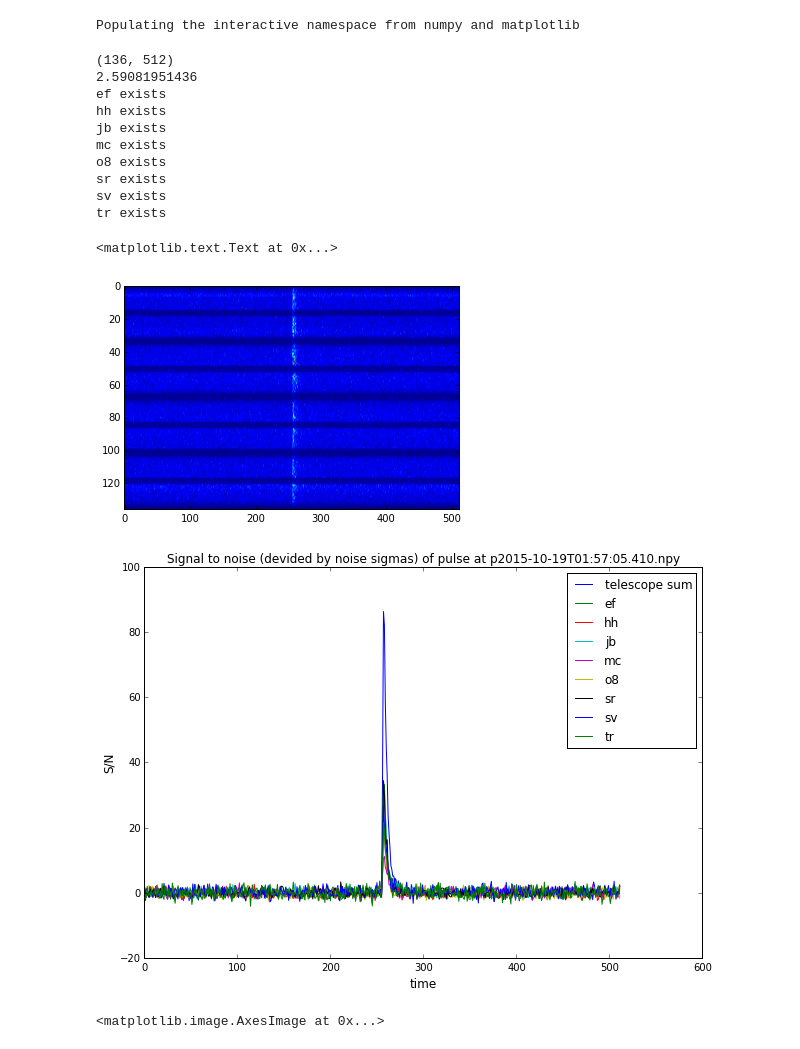
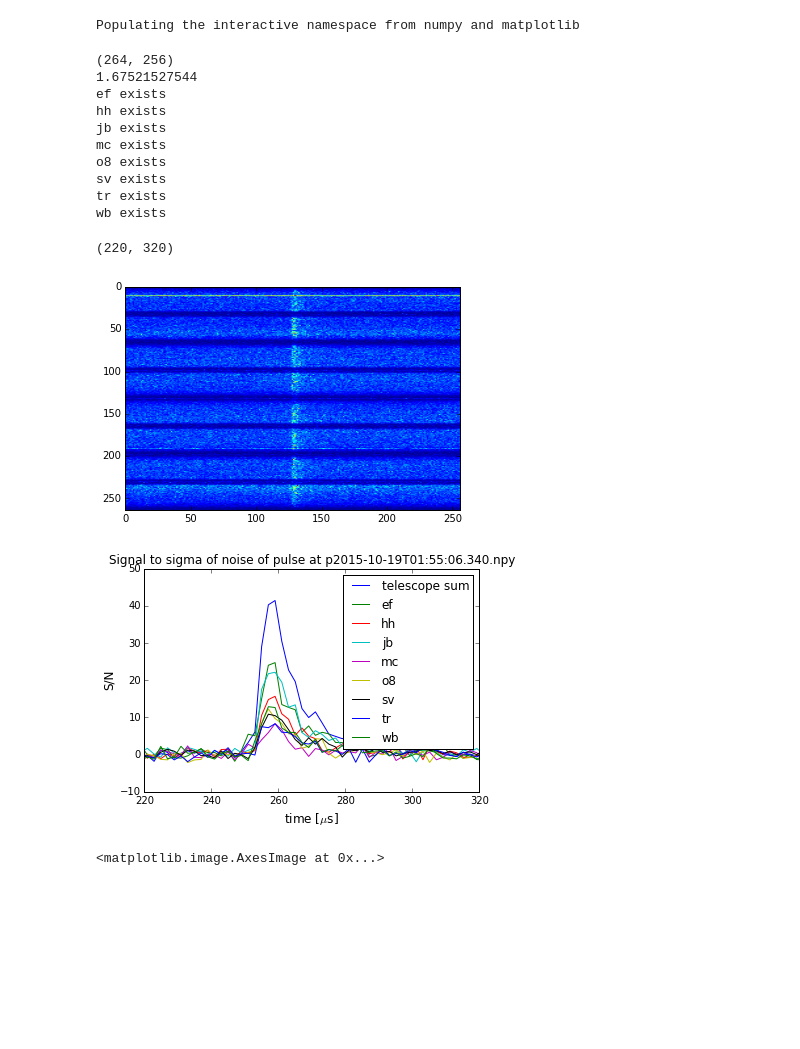
Before and after one commit to xiaozhengxu/scint_analysis, a Jupyter notebook: EVN_crab/Incoherently adding pulses from telescopes.ipynb, the cells around one changed output. Saved outputs shown, nothing was run; the diff lists cells and outputs as text; code cells hidden in the pictures; blank space fills up the shorter version.

Commit message:
Adding more figures for presentation

```diff
--- a/EVN_crab/Incoherently adding pulses from telescopes.ipynb
+++ b/EVN_crab/Incoherently adding pulses from telescopes.ipynb
@@ -98,44 +98,45 @@ def add_pulses(time_string):
             fs2 = np.load('/mnt/raid-cita/xzxu/GPs/GP{}/{}'.format(tele,time_string))
             output2 = get_output_from_dchan(fs2,nchan)
             outputsum+=output2
-    np.save('/mnt/raid-cita/xzxu/GPs/GPp1-32/{}'.format(time_string),outputsum)
+#     np.save('/mnt/raid-cita/xzxu/GPs/GPp1-32/{}'.format(time_string),outputsum)
     snef = max(get_SN(output1.sum(0)))
     sno = max(get_SN(outputsum.sum(0)))
     return outputsum,sno/snef
 # %%
-time_string = 'p'+time_string16+'.npy'
+time_string = 'p'+time_string8+'.npy'
 o ,snr = add_pulses(time_string)
 imshow(o,aspect = 'auto')
 print o.shape
 print snr
 
-figure(figsize = (10,7))
-plot(get_SN(o.sum(0)),label = 'telescope sum')
+figure()
+plot(np.linspace(0,256*2,256),get_SN(o.sum(0)),label = 'telescope sum')
 for i in range(8):
     if os.path.exists('/mnt/raid-cita/xzxu/GPs/GP{}/{}'.format(teles[i],time_string)):
         print teles[i],'exists'
         fs1 = np.load('/mnt/raid-cita/xzxu/GPs/GP{}/{}'.format(teles[i],time_string))
-        plot(get_SN(get_output_from_dchan(fs1,nchan).sum(0)),label = teles[i])
+        plot(np.linspace(0,256*2,256),get_SN(get_output_from_dchan(fs1,nchan).sum(0)),label = teles[i])
     else:
         print teles[i], 'does not exists'
 legend()
-title('Signal to noise (devided by noise sigmas) of pulse at {}'.format(time_string))
-xlabel('time',fontsize = 12)
+title('Signal to sigma of noise of pulse at {}'.format(time_string))
+xlabel('time [$\mu$s]',fontsize = 12)
 ylabel('S/N',fontsize = 12)
+xlim(220,320)
 # %% [output]
-(136, 512)
-2.59081951436
+(264, 256)
+1.67521527544
 ef exists
 hh exists
 jb exists
 mc exists
 o8 exists
-sr exists
 sv exists
 tr exists
+wb exists
-<matplotlib.text.Text at 0x...>
+(220, 320)
-[figure, old version]
+[figure, new version]
-[figure, old version]
+[figure, new version]
 # %%
 def add_pulses1(time_string):
     '''Old add pulses
```
Also changed, not shown: 7 other files.
